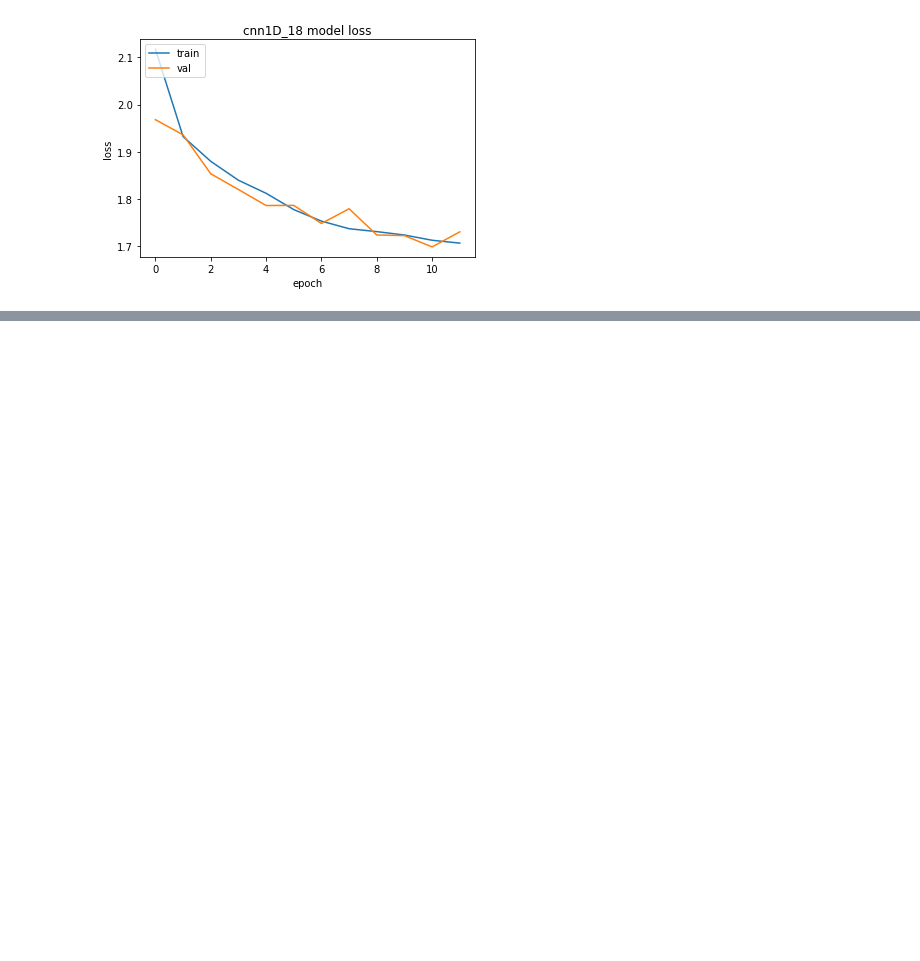
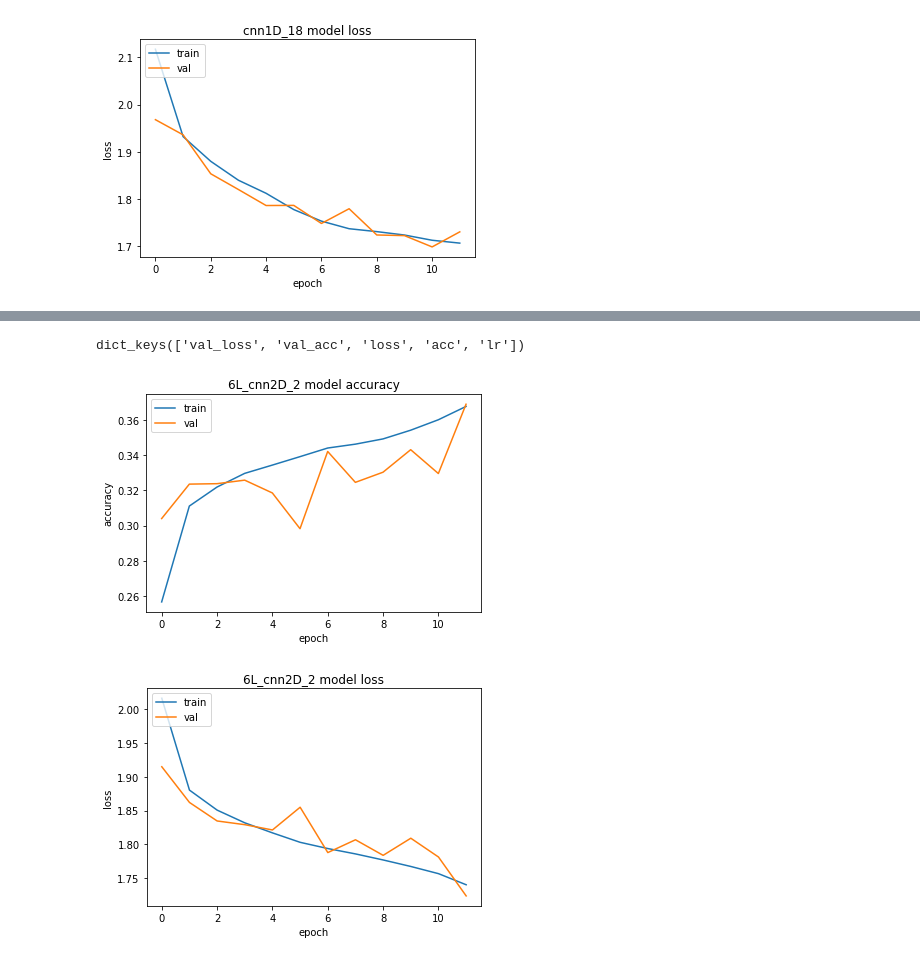
Before and after one commit to kuangweihuang/MIDS_w210_capstone_mb_kh_ws, a Jupyter notebook: 3.0_cnn_genre_classification_CNN.ipynb, the cells around one changed output, grey strips where cells are left out. Drawn from its saved outputs; the diff is of its cells as text; code cells hidden in the pictures; blank space fills up the shorter version.

```diff
--- a/3.0_cnn_genre_classification_CNN.ipynb
+++ b/3.0_cnn_genre_classification_CNN.ipynb
@@ -425,0 +729,6 @@ dict_keys(['val_loss', 'val_acc', 'loss', 'acc', 'lr'])
+# %%
+show_summary_stats(history, model_name)
+# %% [output]
+dict_keys(['val_loss', 'val_acc', 'loss', 'acc', 'lr'])
+[figure, added]
+[figure, added]
```
Also changed, not shown: parts of 12 cells of this notebook, 1 other file.
